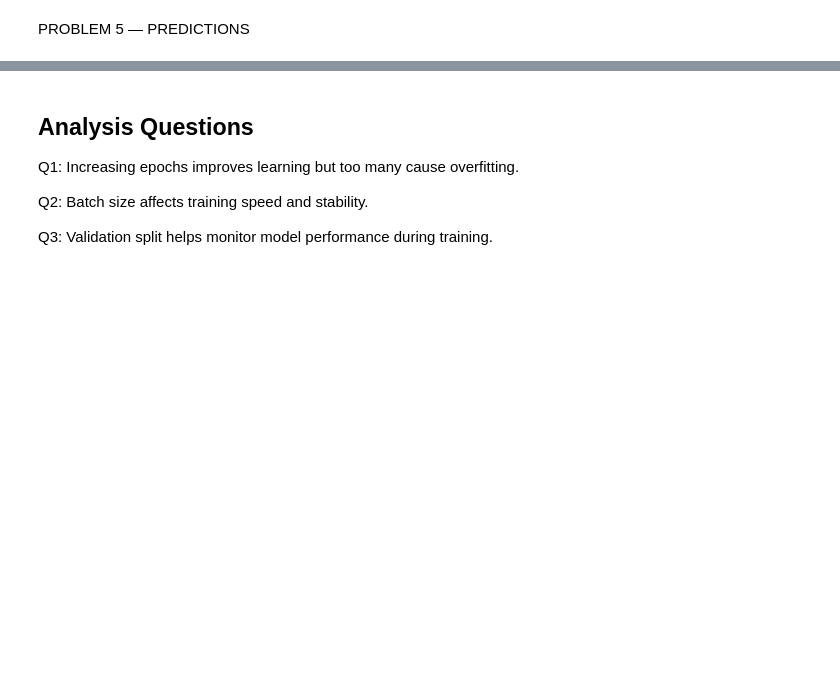
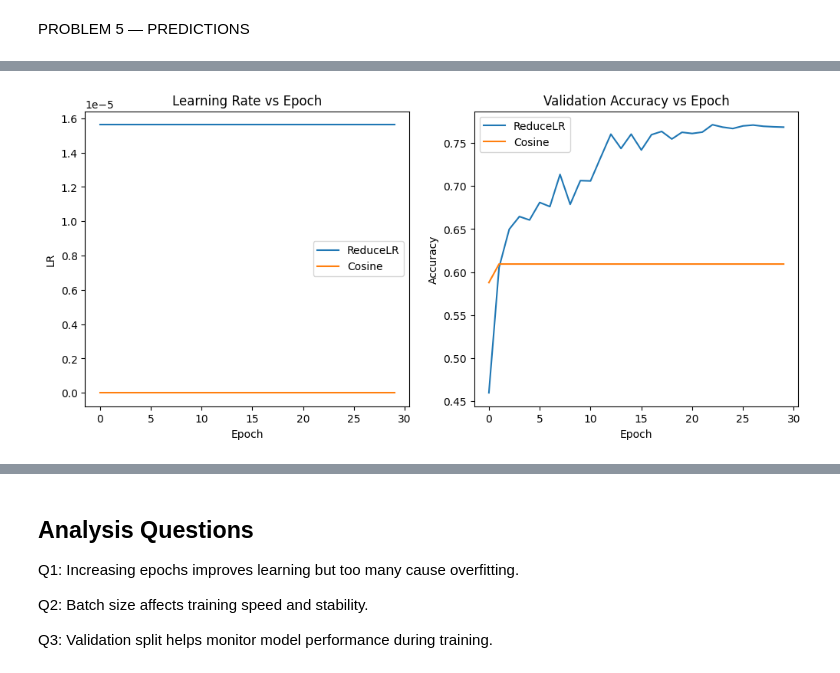
Before and after one commit to cd3004/CNN-Lab-Assignment, a Jupyter notebook: 24cd3004_CNN_Lab.ipynb, the cells around one changed output, grey strips where cells are left out. Saved outputs shown, nothing was run; the diff lists cells and outputs as text; code cells hidden in the pictures; blank space fills up the shorter version.

```diff
--- a/24cd3004_CNN_Lab.ipynb
+++ b/24cd3004_CNN_Lab.ipynb
@@ -436,0 +648,40 @@ Predicted: 4 Actual: 4
+# %%
+def get_lr(history, optimizer):
+    lrs = []
+    for i in range(len(history.history['loss'])):
+        if hasattr(optimizer.learning_rate, '__call__'):
+            lr = optimizer.learning_rate(i).numpy()
+        else:
+            lr = optimizer.learning_rate.numpy()
+        lrs.append(lr)
+    return lrs
+
+lr_rlr = get_lr(history_rlr, model1.optimizer)
+lr_cos = get_lr(history_cos, model2.optimizer)
+# %%
+import matplotlib.pyplot as plt
+
+plt.figure(figsize=(12,5))
+
+# LR plot
+plt.subplot(1,2,1)
+plt.plot(lr_rlr, label='ReduceLR')
+plt.plot(lr_cos, label='Cosine')
+plt.title('Learning Rate vs Epoch')
+plt.xlabel('Epoch')
+plt.ylabel('LR')
+plt.legend()
+
+# Accuracy plot
+plt.subplot(1,2,2)
+plt.plot(history_rlr.history['val_accuracy'], label='ReduceLR')
+plt.plot(history_cos.history['val_accuracy'], label='Cosine')
+plt.title('Validation Accuracy vs Epoch')
+plt.xlabel('Epoch')
+plt.ylabel('Accuracy')
+plt.legend()
+
+plt.savefig("lr_schedule_comparison.png")
+plt.show()
+# %% [output]
+[figure, added]
```
Also changed, not shown: parts of 43 cells of this notebook.
